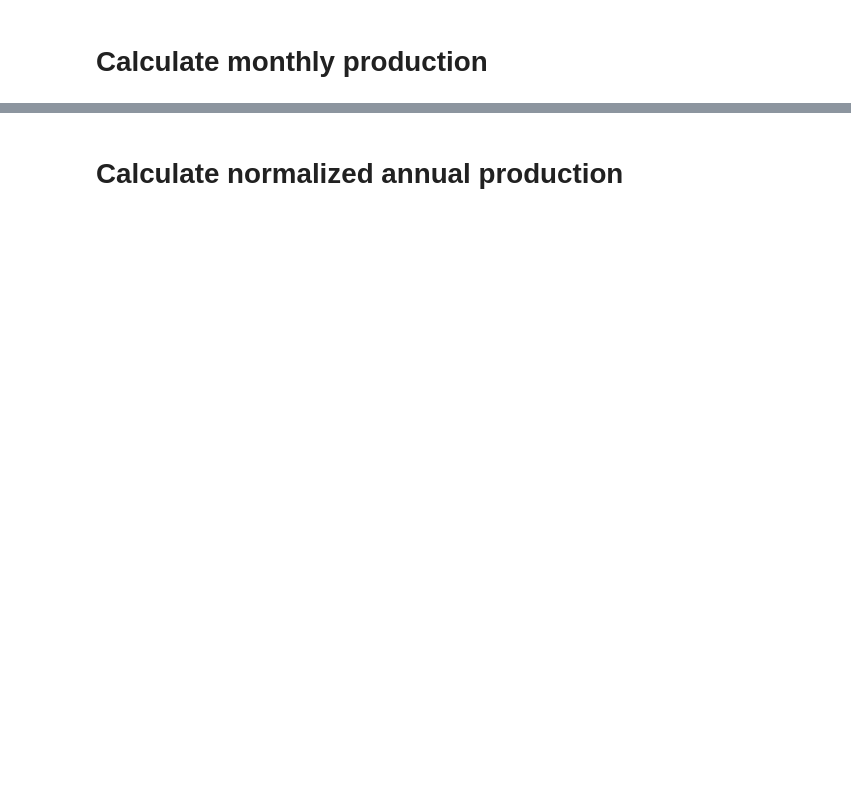
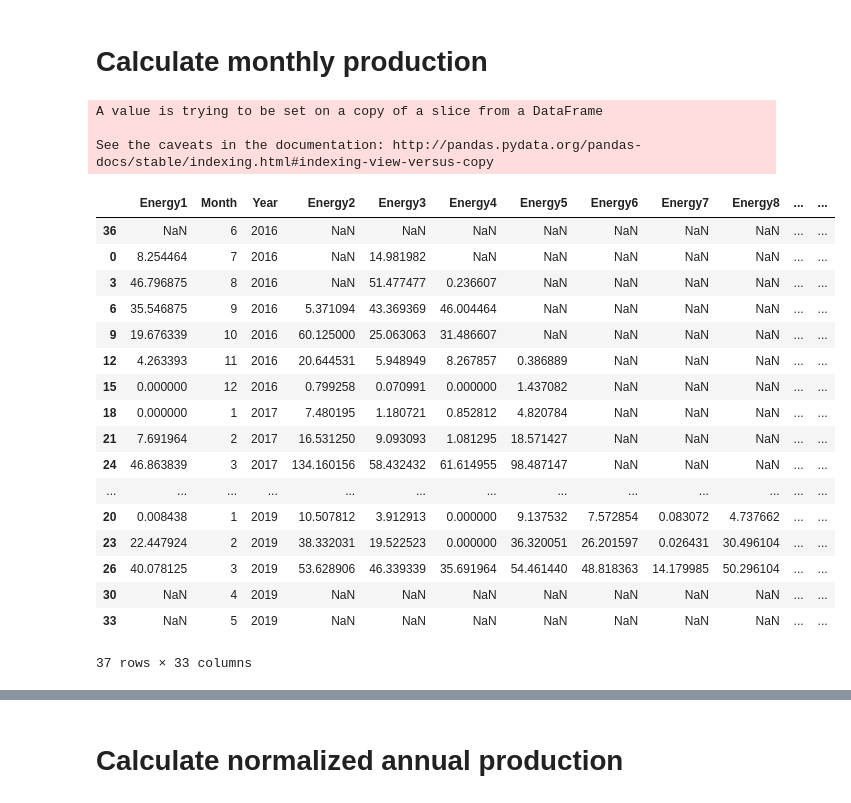
Before and after one commit to acep-uaf/ACEP_solar, a Jupyter notebook: popup_figure.ipynb, the cells around one changed output, grey strips where cells are left out. Drawn from its saved outputs; the diff is of its cells as text; code cells hidden in the pictures; blank space fills up the shorter version.

```diff
--- a/popup_figure.ipynb
+++ b/popup_figure.ipynb
@@ -129,36 +150,71 @@ def daily_to_monthly_energy(file_name, location_name, panel_name):
 # %% [markdown]
 # Calculate monthly production
 # %%
+#fairbanks = my_file.get('Fairbanks')
 location=pd.DataFrame(columns=['Month', 'Year'])
+
+location_name = 'Anchorage'
+location_hdf5 = my_file.get(location_name)
+
 a=0
-for name in fairbanks:
-    capacity = fairbanks[name].attrs.__getitem__("DC Capacity")
-    base = hdf5_to_dataframe('alaska_solar_data_storage','Fairbanks', name )
+for name in location_hdf5:
+    capacity = location_hdf5[name].attrs.__getitem__("DC Capacity")
+    if location_hdf5[name].keys().__contains__('Day'):
+        base = daily_to_monthly_energy('solar_panel_data_alaska', location_name, name)
+        base = base.drop('Interpolate', axis=1)
+    else:
+        base = hdf5_to_dataframe('solar_panel_data_alaska',location_name, name )
+        base = base.drop('Interpolate', axis=1)
+# read data
+
+
     base['Energy'] = base['Energy']/capacity
     location = pd.merge(location, base, on = ['Month', 'Year'], how='outer',suffixes=(a, a+1))
     a = a+1
 
 # set up a dataframe to store TMY2&3 ac_monthly
 pv = pd.DataFrame()
-pv['TMY2'] = TMY2.ac_monthly
-pv['TMY3'] = TMY3.ac_monthly
+pv['TMY2'] = pvwatts_tmy2(61.193625,-149.694974).ac_monthly
+pv['TMY3'] =pvwatts_tmy3(61.193625,-149.694974).ac_monthly
 pv['Month'] = [1,2,3,4,5,6,7,8,9,10,11,12]
 
 result = pd.merge(location, pv, on = ['Month'], how='outer' )
 #merge PVWatts data into location data
 
 
 result['Date'] = ""
 # Change the date into a datetime format
 for i in range(len(result)):
     result['Date'][i] = str(result['Year'][i]) + '-' + str(result['Month'][i])
     result['Date'] = pd.to_datetime(result['Date'])
 
 
 result = result.sort_values(by='Date')
 # sort by date
 
 result
+# %% [output]
+A value is trying to be set on a copy of a slice from a DataFrame
+
+See the caveats in the documentation: http://pandas.pydata.org/pandas-docs/stable/indexing.html#indexing-view-versus-copy
+|  | Energy1 | Month | Year | Energy2 | Energy3 | Energy4 | Energy5 | Energy6 | Energy7 | Energy8 | ... | ... |
+| 36 | NaN | 6 | 2016 | NaN | NaN | NaN | NaN | NaN | NaN | NaN | ... | ... |
+| 0 | 8.254464 | 7 | 2016 | NaN | 14.981982 | NaN | NaN | NaN | NaN | NaN | ... | ... |
+| 3 | 46.796875 | 8 | 2016 | NaN | 51.477477 | 0.236607 | NaN | NaN | NaN | NaN | ... | ... |
+| 6 | 35.546875 | 9 | 2016 | 5.371094 | 43.369369 | 46.004464 | NaN | NaN | NaN | NaN | ... | ... |
+| 9 | 19.676339 | 10 | 2016 | 60.125000 | 25.063063 | 31.486607 | NaN | NaN | NaN | NaN | ... | ... |
+| 12 | 4.263393 | 11 | 2016 | 20.644531 | 5.948949 | 8.267857 | 0.386889 | NaN | NaN | NaN | ... | ... |
+| 15 | 0.000000 | 12 | 2016 | 0.799258 | 0.070991 | 0.000000 | 1.437082 | NaN | NaN | NaN | ... | ... |
+| 18 | 0.000000 | 1 | 2017 | 7.480195 | 1.180721 | 0.852812 | 4.820784 | NaN | NaN | NaN | ... | ... |
+| 21 | 7.691964 | 2 | 2017 | 16.531250 | 9.093093 | 1.081295 | 18.571427 | NaN | NaN | NaN | ... | ... |
+| 24 | 46.863839 | 3 | 2017 | 134.160156 | 58.432432 | 61.614955 | 98.487147 | NaN | NaN | NaN | ... | ... |
+| ... | ... | ... | ... | ... | ... | ... | ... | ... | ... | ... | ... | ... |
+| 20 | 0.008438 | 1 | 2019 | 10.507812 | 3.912913 | 0.000000 | 9.137532 | 7.572854 | 0.083072 | 4.737662 | ... | ... |
+| 23 | 22.447924 | 2 | 2019 | 38.332031 | 19.522523 | 0.000000 | 36.320051 | 26.201597 | 0.026431 | 30.496104 | ... | ... |
+| 26 | 40.078125 | 3 | 2019 | 53.628906 | 46.339339 | 35.691964 | 54.461440 | 48.818363 | 14.179985 | 50.296104 | ... | ... |
+| 30 | NaN | 4 | 2019 | NaN | NaN | NaN | NaN | NaN | NaN | NaN | ... | ... |
+| 33 | NaN | 5 | 2019 | NaN | NaN | NaN | NaN | NaN | NaN | NaN | ... | ... |
+37 rows × 33 columns
 # %%
 xaxis=result['Date']
 # setting x axis with Date
```
Also changed, not shown: parts of 8 cells of this notebook, 2 other files.
